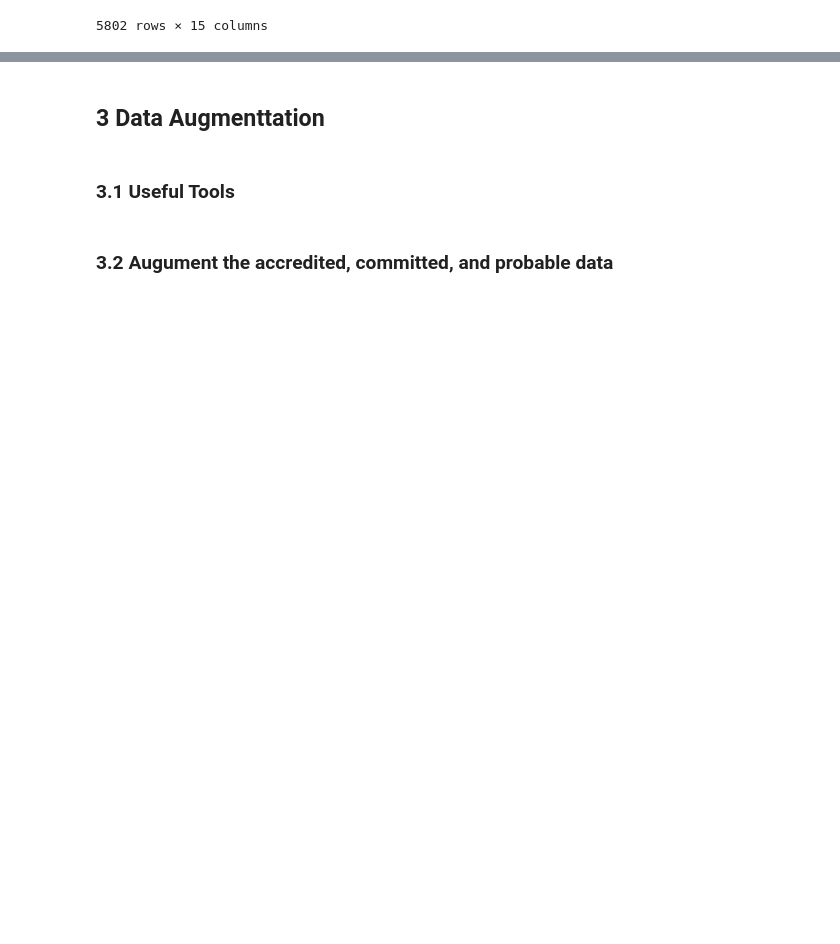
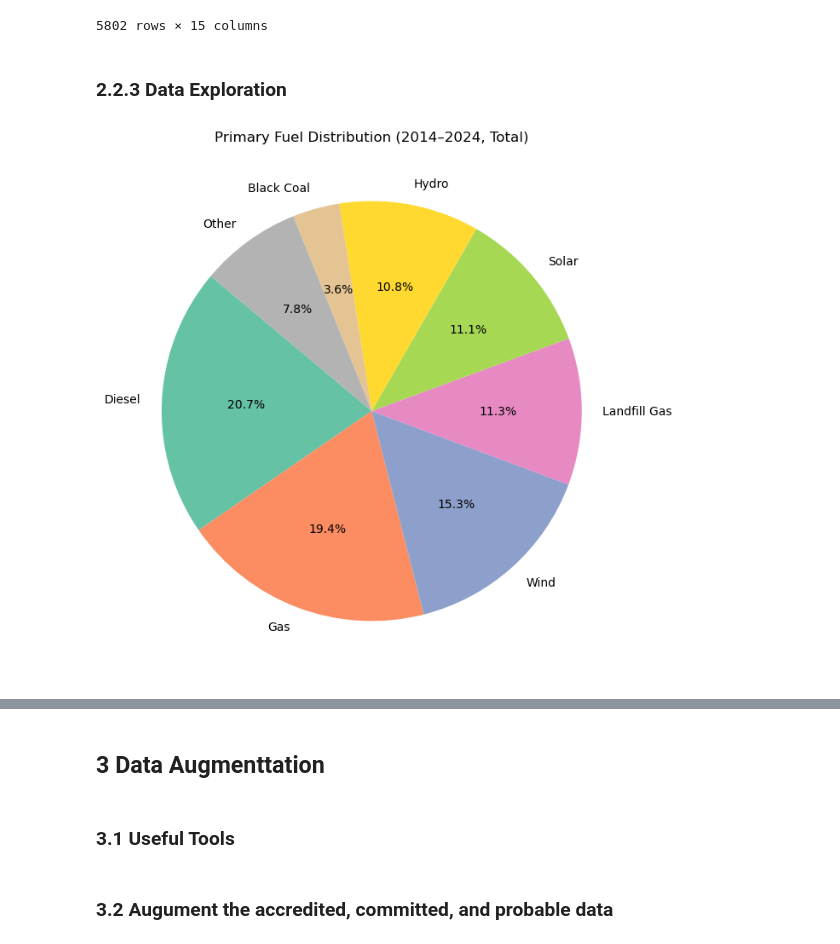
Before and after one commit to jasper-jiang-0615/comp5339, a Jupyter notebook: Assignment/Assignment1/comp5339_assignment1.ipynb, the cells around one changed output, grey strips where cells are left out. Cells and saved outputs as stored; diff of their text form; code cells hidden in the pictures; blank space fills up the shorter version.

```diff
--- a/Assignment/Assignment1/comp5339_assignment1.ipynb
+++ b/Assignment/Assignment1/comp5339_assignment1.ipynb
@@ -256,3 +257,27 @@ nger
 | 5940 | YATPOOL SOLAR FARM HOLDCO PTY LTD | YATPOOL SOLAR FARM | F | VIC | 461024.0 | 128062.0 | ... |
 | 5941 | YATPOOL SOLAR FARM HOLDCO PTY LTD | Corporate Total | C | <NA> | 461024.0 | 128062.0 | ... |
 5802 rows × 15 columns
+# %% [markdown]
+### 2.2.3 Data Exploration
+# %%
+fuel_total = nger['Primary_Fuel'].value_counts()
+total = fuel_total.sum()
+fuel_pct = fuel_total / total
+
+fuel_total_filtered = fuel_total[fuel_pct >= 0.02]
+fuel_total_filtered["Other"] = fuel_total[fuel_pct < 0.02].sum()
+
+colors = sns.color_palette("Set2", n_colors=len(fuel_total_filtered))
+
+plt.figure(figsize=(8,8))
+plt.pie(
+    fuel_total_filtered,
+    labels=fuel_total_filtered.index,
+    autopct='%1.1f%%',
+    startangle=140,
+    colors=colors
+)
+plt.title("Primary Fuel Distribution (2014–2024, Total)")
+plt.show()
+# %% [output]
+[figure, added]
```
Also changed, not shown: parts of 11 cells of this notebook.
